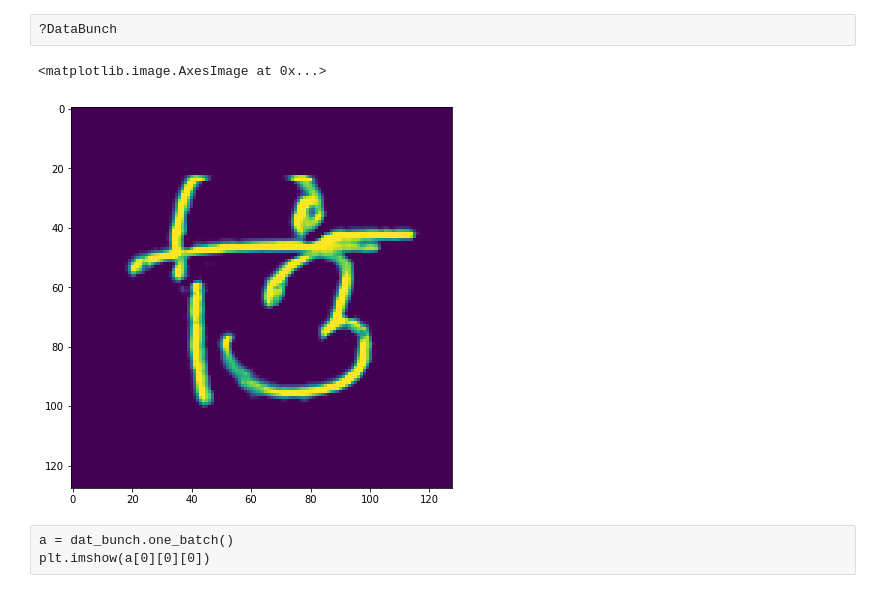
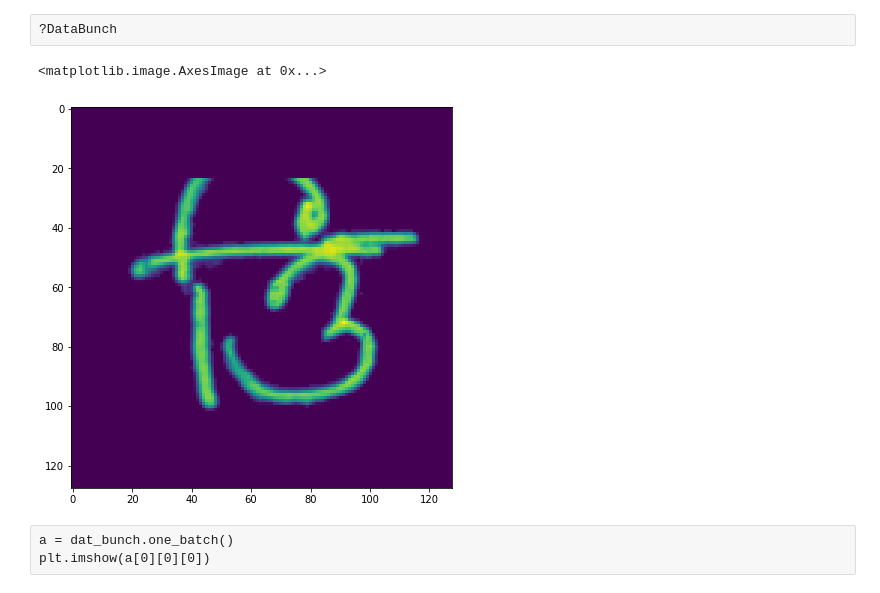
Before and after one commit to yuan1202/bengaliai, a Jupyter notebook: code/testing.ipynb, the cells around one changed output. Cells and saved outputs as stored; diff of their text form; code cells hidden in the pictures.

```diff
--- a/code/testing.ipynb
+++ b/code/testing.ipynb
@@ -99,13 +99,13 @@ augs = iaa.SomeOf(
     random_order=True
 )
 # %%
-# augs = iaa.DirectedEdgeDetect(alpha=(.6, .8), direction=(0.0, 1.0))
-img_arr = training_set[100][0][0]
+augs = iaa.ElasticTransformation(alpha=0)
+img_arr = training_set[100][0][0][0]
 # img_arr = np.stack([img_arr, img_arr, img_arr], -1)
 # img_arr = img_arr[np.newaxis, :]
 plt.figure(figsize=(7, 7))
 plt.imshow(augs(image=img_arr))
 # %% [output]
 <matplotlib.image.AxesImage at 0x...>
-[figure, old version]
+[figure, new version]
 # %%
```
Also changed, not shown: parts of 2 cells of this notebook, 8 other files.
